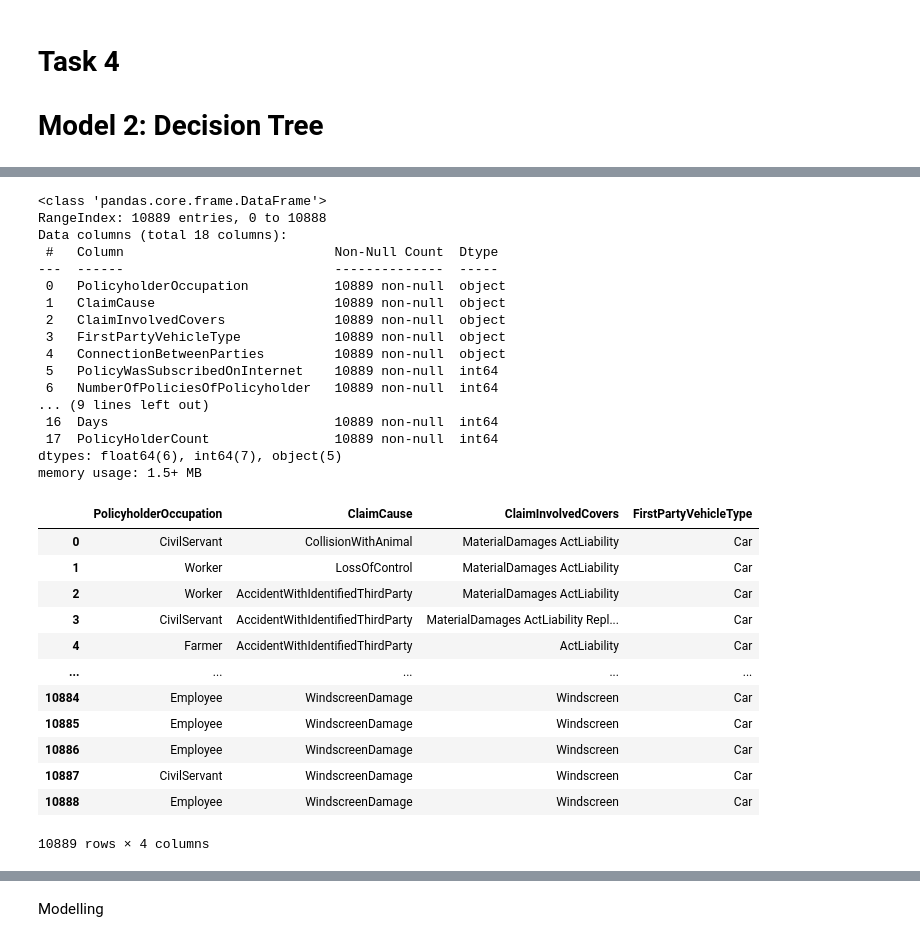
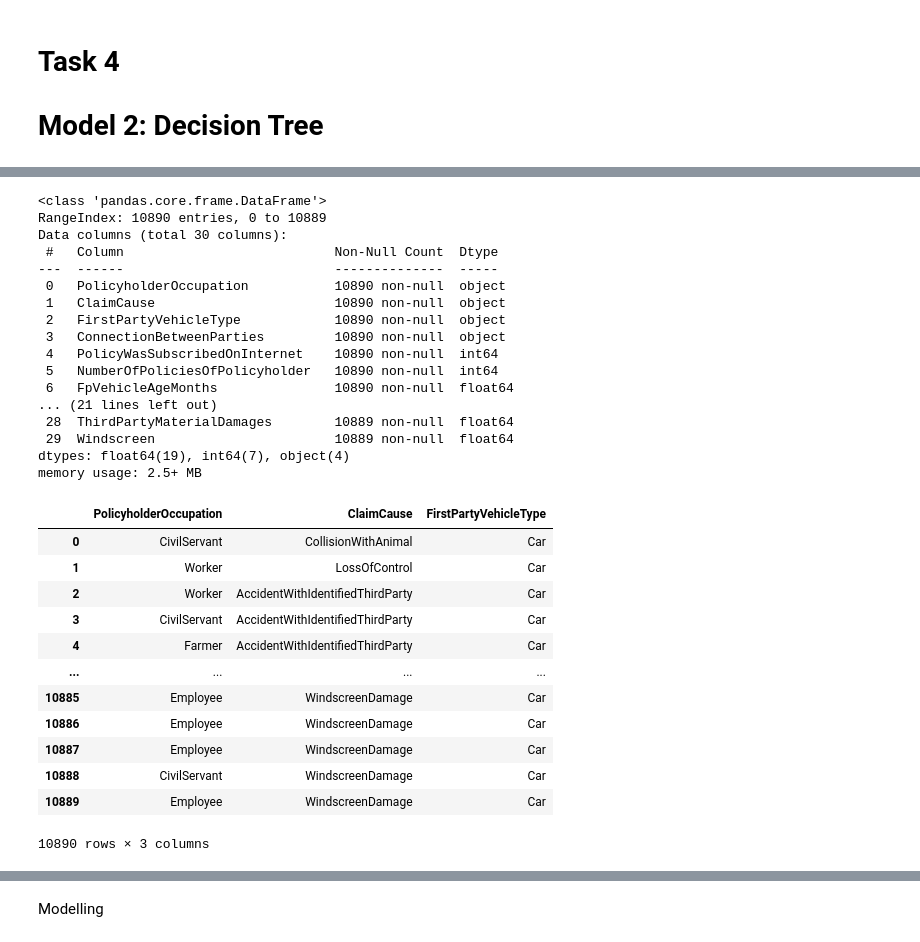
Before and after one commit to jill-data/DL-Insurance-Fraud-Detection, a Jupyter notebook: group8_deliverables/insurance_fraud_code.ipynb, the cells around one changed output, grey strips where cells are left out. Cells and saved outputs as stored; diff of their text form; code cells hidden in the pictures.

```diff
--- a/group8_deliverables/insurance_fraud_code.ipynb
+++ b/group8_deliverables/insurance_fraud_code.ipynb
@@ -527,7 +663,7 @@ df_insurance_claims.drop(columns = [
 # Removing the mising values
 df_insurance_claims = df_insurance_claims[(df_insurance_claims.PolicyholderOccupation.notnull()) &
                                           (df_insurance_claims.ClaimCause.notnull()) &
-                                          (df_insurance_claims.ClaimInvolvedCovers.notnull()) &
+                                        #   (df_insurance_claims.ClaimInvolvedCovers.notnull()) &
                                           (df_insurance_claims.FirstPartyVehicleType.notnull()) &
                                           (df_insurance_claims.FpVehicleAgeMonths.notnull()) &
                                           (df_insurance_claims.LossHour.notnull()) &
@@ -555,39 +691,39 @@ df_insurance_claims_clean
 df_insurance_claims_clean.info()
 # %% [output]
 <class 'pandas.core.frame.DataFrame'>
-RangeIndex: 10889 entries, 0 to 10888
-Data columns (total 18 columns):
+RangeIndex: 10890 entries, 0 to 10889
+Data columns (total 30 columns):
  #   Column                           Non-Null Count  Dtype
 ---  ------                           --------------  -----
- 0   PolicyholderOccupation           10889 non-null  object
- 1   ClaimCause                       10889 non-null  object
- 2   ClaimInvolvedCovers              10889 non-null  object
- 3   FirstPartyVehicleType            10889 non-null  object
- 4   ConnectionBetweenParties         10889 non-null  object
- 5   PolicyWasSubscribedOnInternet    10889 non-null  int64
- 6   NumberOfPoliciesOfPolicyholder   10889 non-null  int64
-... (9 lines left out)
- 16  Days                             10889 non-null  int64
- 17  PolicyHolderCount                10889 non-null  int64
-dtypes: float64(6), int64(7), object(5)
-memory usage: 1.5+ MB
+ 0   PolicyholderOccupation           10890 non-null  object
+ 1   ClaimCause                       10890 non-null  object
+ 2   FirstPartyVehicleType            10890 non-null  object
+ 3   ConnectionBetweenParties         10890 non-null  object
+ 4   PolicyWasSubscribedOnInternet    10890 non-null  int64
+ 5   NumberOfPoliciesOfPolicyholder   10890 non-null  int64
+ 6   FpVehicleAgeMonths               10890 non-null  float64
+... (21 lines left out)
+ 28  ThirdPartyMaterialDamages        10889 non-null  float64
+ 29  Windscreen                       10889 non-null  float64
+dtypes: float64(19), int64(7), object(4)
+memory usage: 2.5+ MB
 # %%
 # Check categorical data
-df_insurance_claims_clean[["PolicyholderOccupation","ClaimCause", 'ClaimInvolvedCovers', "FirstPartyVehicleType"]]
+df_insurance_claims_clean[["PolicyholderOccupation","ClaimCause", "FirstPartyVehicleType"]]
 # %% [output]
-|  | PolicyholderOccupation | ClaimCause | ClaimInvolvedCovers | FirstPartyVehicleType |
-| 0 | CivilServant | CollisionWithAnimal | MaterialDamages ActLiability | Car |
-| 1 | Worker | LossOfControl | MaterialDamages ActLiability | Car |
-| 2 | Worker | AccidentWithIdentifiedThirdParty | MaterialDamages ActLiability | Car |
-| 3 | CivilServant | AccidentWithIdentifiedThirdParty | MaterialDamages ActLiability Repl... | Car |
-| 4 | Farmer | AccidentWithIdentifiedThirdParty | ActLiability | Car |
-| ... | ... | ... | ... | ... |
-| 10884 | Employee | WindscreenDamage | Windscreen | Car |
-| 10885 | Employee | WindscreenDamage | Windscreen | Car |
-| 10886 | Employee | WindscreenDamage | Windscreen | Car |
-| 10887 | CivilServant | WindscreenDamage | Windscreen | Car |
-| 10888 | Employee | WindscreenDamage | Windscreen | Car |
+|  | PolicyholderOccupation | ClaimCause | FirstPartyVehicleType |
+| 0 | CivilServant | CollisionWithAnimal | Car |
+| 1 | Worker | LossOfControl | Car |
+| 2 | Worker | AccidentWithIdentifiedThirdParty | Car |
+| 3 | CivilServant | AccidentWithIdentifiedThirdParty | Car |
+| 4 | Farmer | AccidentWithIdentifiedThirdParty | Car |
+| ... | ... | ... | ... |
+| 10885 | Employee | WindscreenDamage | Car |
+| 10886 | Employee | WindscreenDamage | Car |
+| 10887 | Employee | WindscreenDamage | Car |
+| 10888 | CivilServant | WindscreenDamage | Car |
+| 10889 | Employee | WindscreenDamage | Car |
-10889 rows × 4 columns
+10890 rows × 3 columns
 # %%
 # Get dummy variables for categorical data
 df_insurance_claims_clean = pd.get_dummies(df_insurance_claims_clean , drop_first=True, columns=["PolicyholderOccupation","ClaimCause","FirstPartyVehicleType", "ConnectionBetweenParties"])
```
Also changed, not shown: parts of 32 cells of this notebook, 3 other files.
